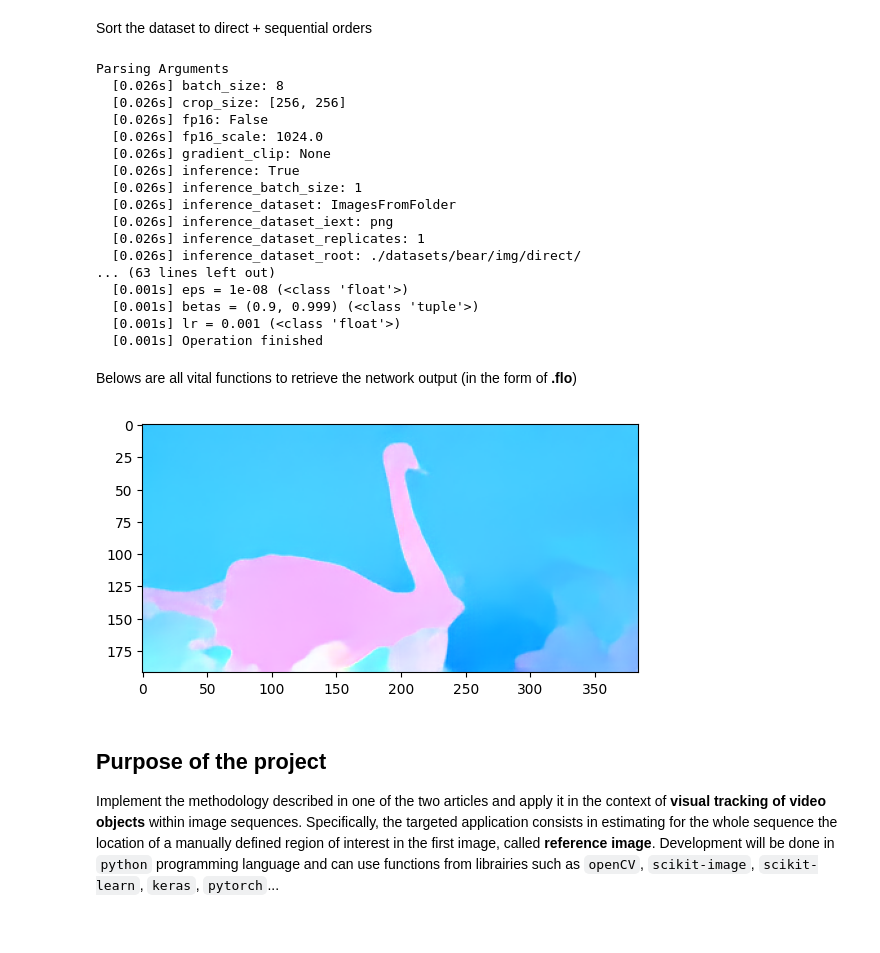
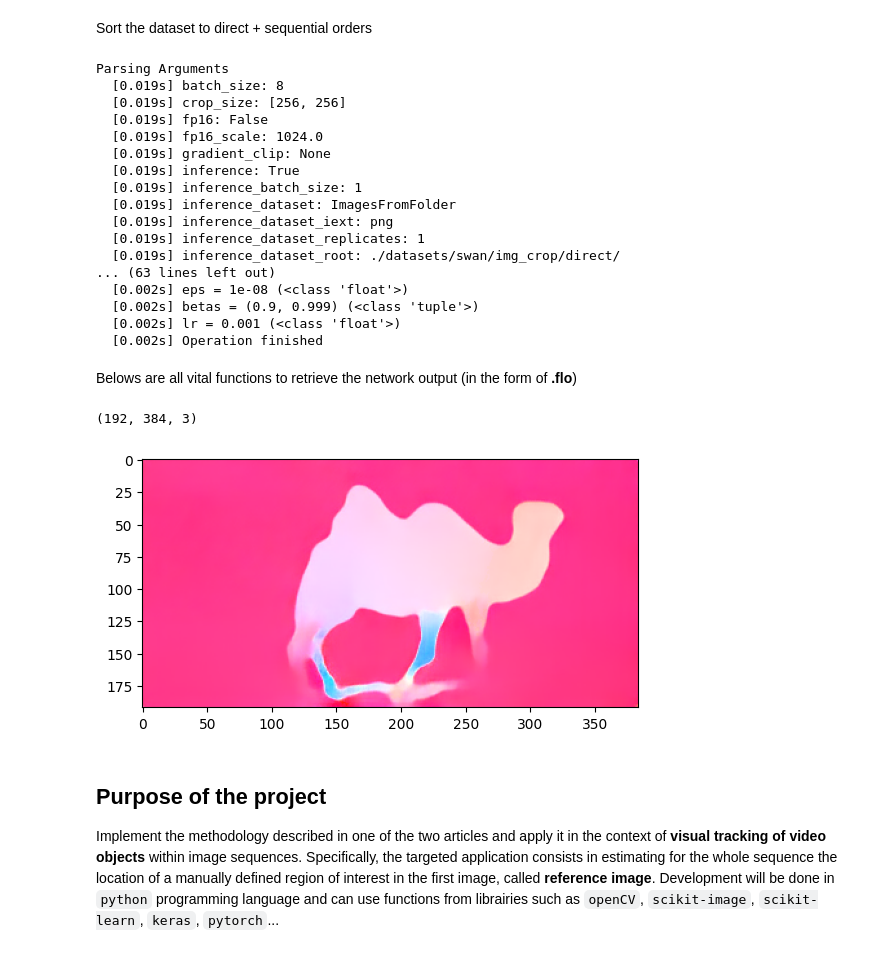
Before and after one commit to huyhoangpjn/Computer-Vision-2024-Project-Flow-net-2, a Jupyter notebook: prepare.ipynb, the cells around one changed output. Drawn from its saved outputs; the diff is of its cells as text; code cells hidden in the pictures.

Commit message:
Add dataset preprocessing

```diff
--- a/prepare.ipynb
+++ b/prepare.ipynb
@@ -97,27 +148,27 @@ create_folders('/content/drive/MyDrive/Project_CV/flownet2-pytorch/datasets/swan
 # %%
 !python main.py --inference --model FlowNet2 --save_flow \
---save ./datasets/bear/optical_flow/direct/ \
+--save ./datasets/swan/optical_flow/direct/ \
 --inference_dataset ImagesFromFolder \
---inference_dataset_root ./datasets/bear/img/direct/ \
+--inference_dataset_root ./datasets/swan/img_crop/direct/ \
 --resume checkpoints/FlowNet2_checkpoint.pth.tar
 # %% [output]
 Parsing Arguments
-  [0.026s] batch_size: 8
-  [0.026s] crop_size: [256, 256]
-  [0.026s] fp16: False
-  [0.026s] fp16_scale: 1024.0
-  [0.026s] gradient_clip: None
-  [0.026s] inference: True
-  [0.026s] inference_batch_size: 1
-  [0.026s] inference_dataset: ImagesFromFolder
-  [0.026s] inference_dataset_iext: png
-  [0.026s] inference_dataset_replicates: 1
-  [0.026s] inference_dataset_root: ./datasets/bear/img/direct/
+  [0.019s] batch_size: 8
+  [0.019s] crop_size: [256, 256]
+  [0.019s] fp16: False
+  [0.019s] fp16_scale: 1024.0
+  [0.019s] gradient_clip: None
+  [0.019s] inference: True
+  [0.019s] inference_batch_size: 1
+  [0.019s] inference_dataset: ImagesFromFolder
+  [0.019s] inference_dataset_iext: png
+  [0.019s] inference_dataset_replicates: 1
+  [0.019s] inference_dataset_root: ./datasets/swan/img_crop/direct/
 ... (63 lines left out)
-  [0.001s] eps = 1e-08 (<class 'float'>)
-  [0.001s] betas = (0.9, 0.999) (<class 'tuple'>)
-  [0.001s] lr = 0.001 (<class 'float'>)
-  [0.001s] Operation finished
+  [0.002s] eps = 1e-08 (<class 'float'>)
+  [0.002s] betas = (0.9, 0.999) (<class 'tuple'>)
+  [0.002s] lr = 0.001 (<class 'float'>)
+  [0.002s] Operation finished
 # %% [markdown]
 Belows are all vital functions to retrieve the network output (in the form of **.flo**)
 # %%
@@ -292,9 +344,10 @@ def make_color_wheel():
 
     return colorwheel
 # %%
-show_flow('/content/drive/MyDrive/Project_CV/flownet2-pytorch/tests/output/inference/run.epoch-0-flow-field/000000.flo')
+show_flow('/content/drive/MyDrive/Project_CV/flownet2-pytorch/datasets/camel/optical_flow/direct/inference/run.epoch-0-flow-field/000000.flo')
 # %% [output]
+(192, 384, 3)
-[figure, old version]
+[figure, new version]
 # %% [markdown]
 ## Purpose of the project
 
```
Also changed, not shown: parts of 11 cells of this notebook.
